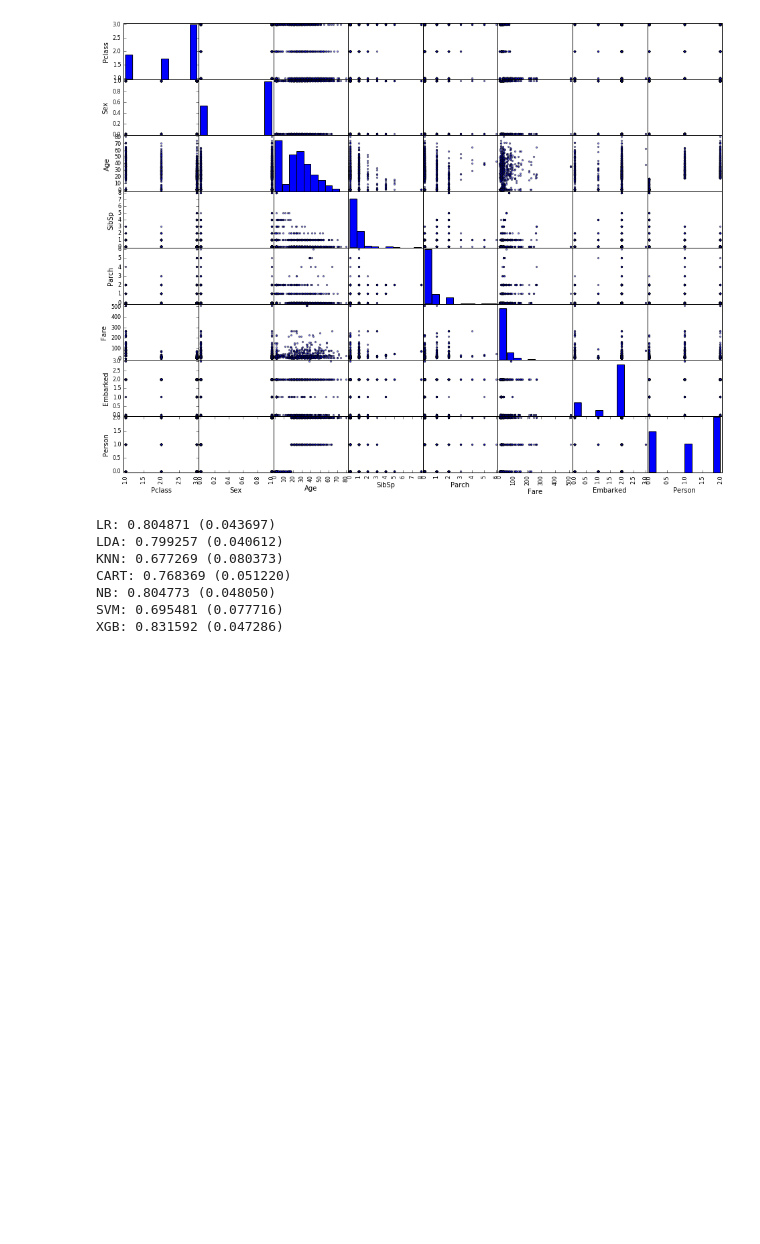
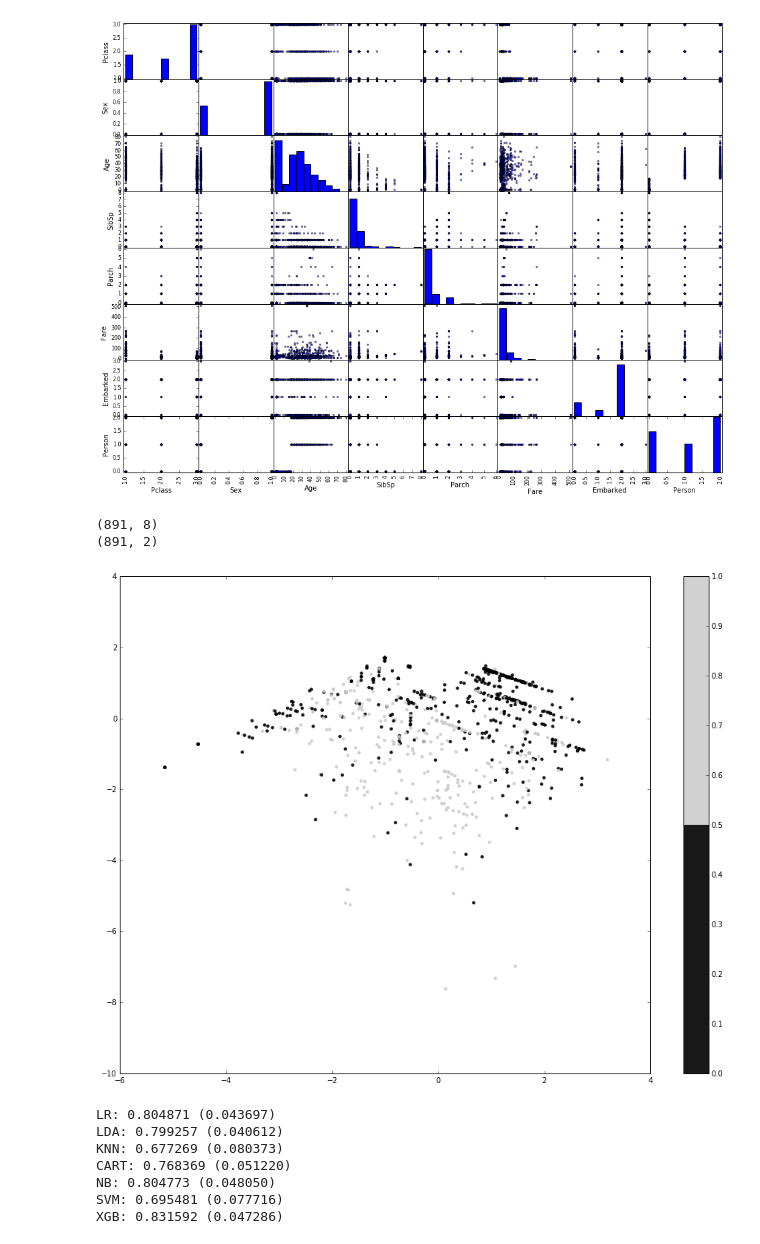
Before and after one commit to rahulmkumar/kaggle, a Jupyter notebook: Titanic/Titanic_Model.ipynb, the cells around one changed output. Saved outputs shown, nothing was run; the diff lists cells and outputs as text; code cells hidden in the pictures; blank space fills up the shorter version.

```diff
--- a/Titanic/Titanic_Model.ipynb
+++ b/Titanic/Titanic_Model.ipynb
@@ -158,6 +160,22 @@ scatter_matrix(x)
 plt.show()
 # %% [output]
 [figure]
+# %%
+pca = PCA(2)
+std = StandardScaler()
+#std = MinMaxScaler()
+#std = Normalizer()
+x_scal = std.fit_transform(x)
+project = pca.fit_transform(x_scal)
+print(x_scal.shape)
+print(project.shape)
+plt.scatter(project[:, 0], project[:, 1], c=y, edgecolor='none', alpha=0.9,
+            cmap=plt.cm.get_cmap('nipy_spectral', 2))
+plt.colorbar();
+# %% [output]
+(891, 8)
+(891, 2)
+[figure, added]
 # %%
 # Prepare Data
 
```
Also changed, not shown: parts of 1 cell of this notebook.
